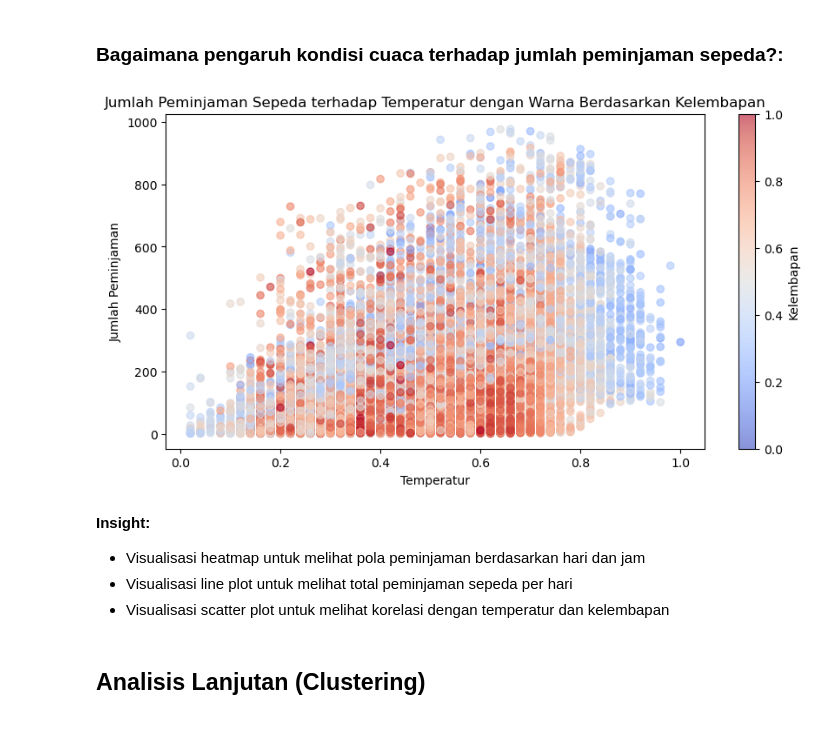
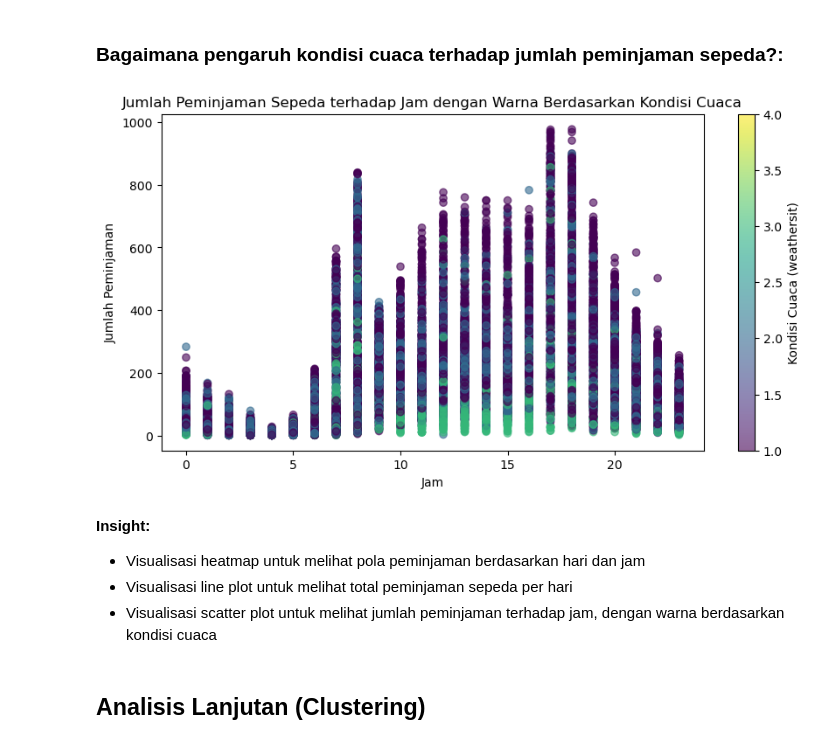
Before and after one commit to Wahyu160/proyek-analisis-data, a Jupyter notebook: notebook.ipynb, the cells around one changed output. Cells and saved outputs as stored; diff of their text form; code cells hidden in the pictures.

```diff
--- a/notebook.ipynb
+++ b/notebook.ipynb
@@ -261,19 +432,19 @@ plt.show()
 ### Bagaimana pengaruh kondisi cuaca terhadap jumlah peminjaman sepeda?:
 # %%
 plt.figure(figsize=(10, 5))
-sc = plt.scatter(hour_df['temp'], hour_df['cnt'], c=hour_df['hum'], cmap='coolwarm', alpha=0.6)
-plt.colorbar(sc, label="Kelembapan")
-plt.title("Jumlah Peminjaman Sepeda terhadap Temperatur dengan Warna Berdasarkan Kelembapan")
-plt.xlabel("Temperatur")
+sc = plt.scatter(hour_df['hr'], hour_df['cnt'], c=hour_df['weathersit'], cmap='viridis', alpha=0.6)
+plt.colorbar(sc, label="Kondisi Cuaca (weathersit)")
+plt.title("Jumlah Peminjaman Sepeda terhadap Jam dengan Warna Berdasarkan Kondisi Cuaca")
+plt.xlabel("Jam")
 plt.ylabel("Jumlah Peminjaman")
 plt.show()
 # %% [output]
-[figure, old version]
+[figure, new version]
 # %% [markdown]
 **Insight:**
 - Visualisasi heatmap untuk melihat pola peminjaman berdasarkan hari dan jam
 - Visualisasi line plot untuk melihat total peminjaman sepeda per hari
-- Visualisasi scatter plot untuk melihat korelasi dengan temperatur dan kelembapan
+- Visualisasi scatter plot untuk melihat jumlah peminjaman terhadap jam, dengan warna berdasarkan kondisi cuaca
 # %% [markdown]
 ## Analisis Lanjutan (Clustering)
 # %%
```
Also changed, not shown: parts of 51 cells of this notebook, 4 other files.
